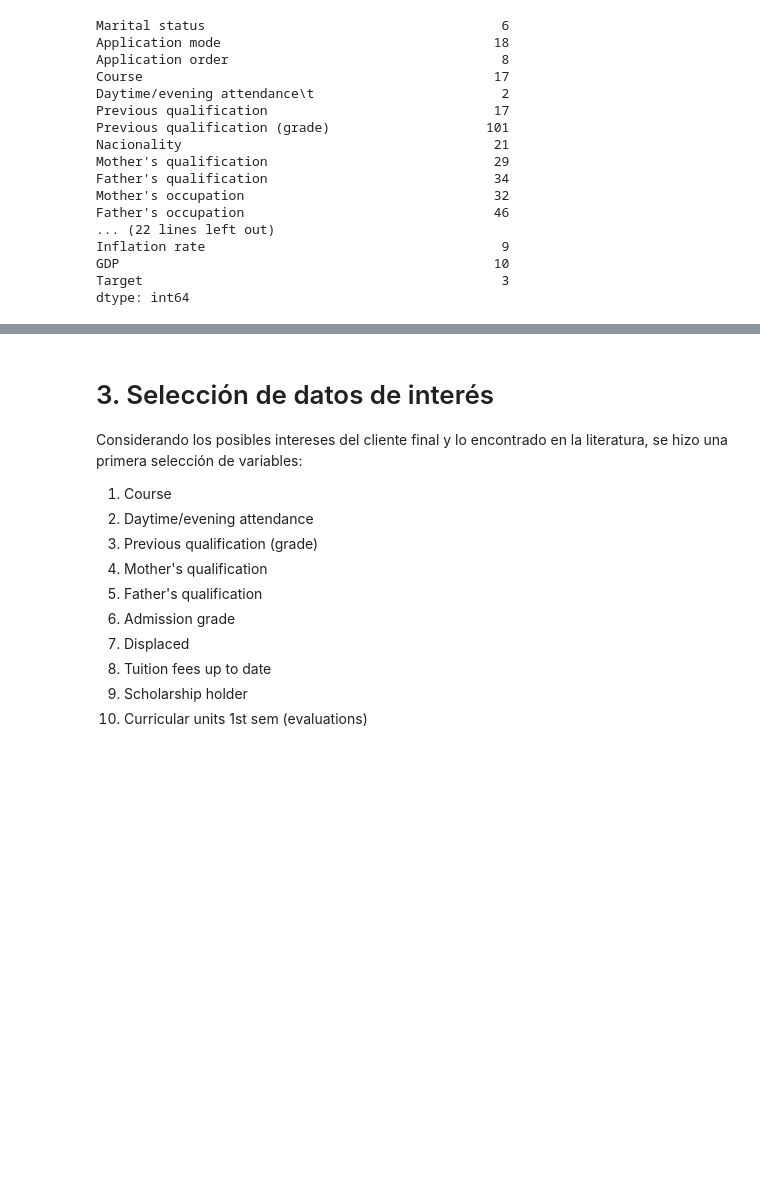
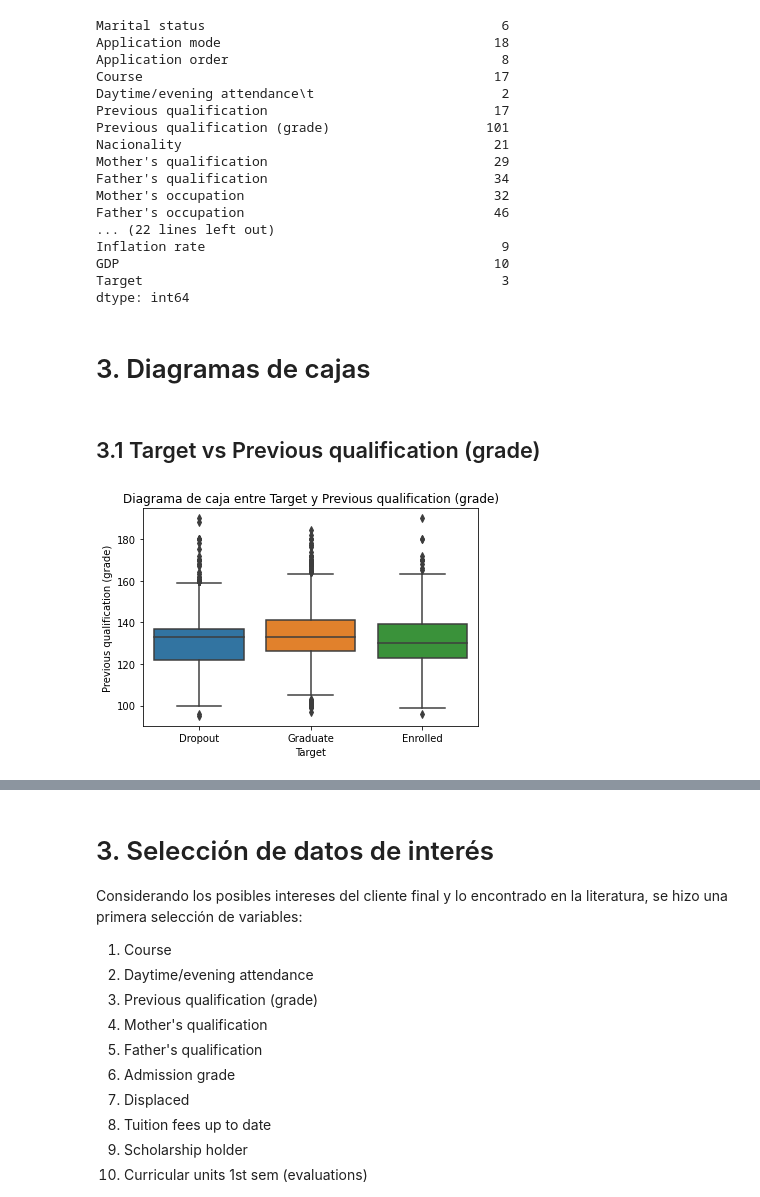
Before and after one commit to JeisonCamiloO/Proyecto-EDA, a Jupyter notebook: Exploracion Datos Proyecto.ipynb, the cells around one changed output, grey strips where cells are left out. Drawn from its saved outputs; the diff is of its cells as text; code cells hidden in the pictures; blank space fills up the shorter version.

```diff
--- a/Exploracion Datos Proyecto.ipynb
+++ b/Exploracion Datos Proyecto.ipynb
@@ -93,3 +94,13 @@ Inflation rate                                      9
 GDP                                                10
 Target                                              3
 dtype: int64
+# %% [markdown]
+# 3. Diagramas de cajas
+# %% [markdown]
+## 3.1 Target vs Previous qualification (grade)
+# %%
+sns.boxplot(x='Target', y='Previous qualification (grade)', data=df)
+plt.title("Diagrama de caja entre Target y Previous qualification (grade)")
+plt.show()
+# %% [output]
+[figure, added]
```
Also changed, not shown: parts of 14 cells of this notebook.
